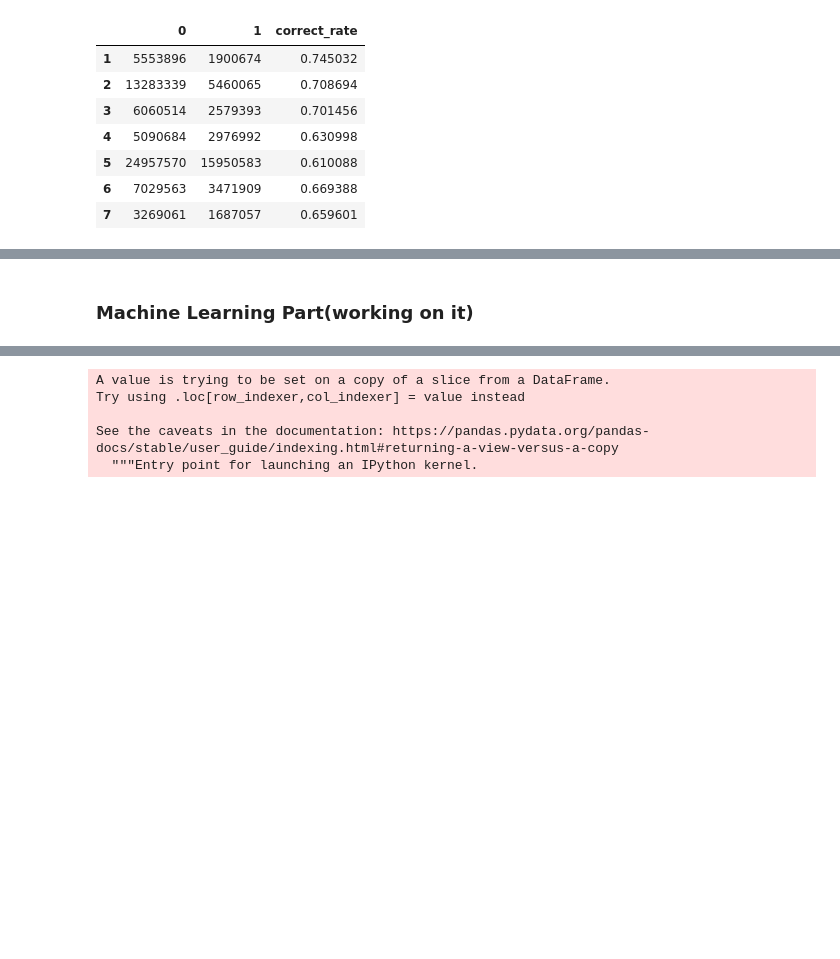
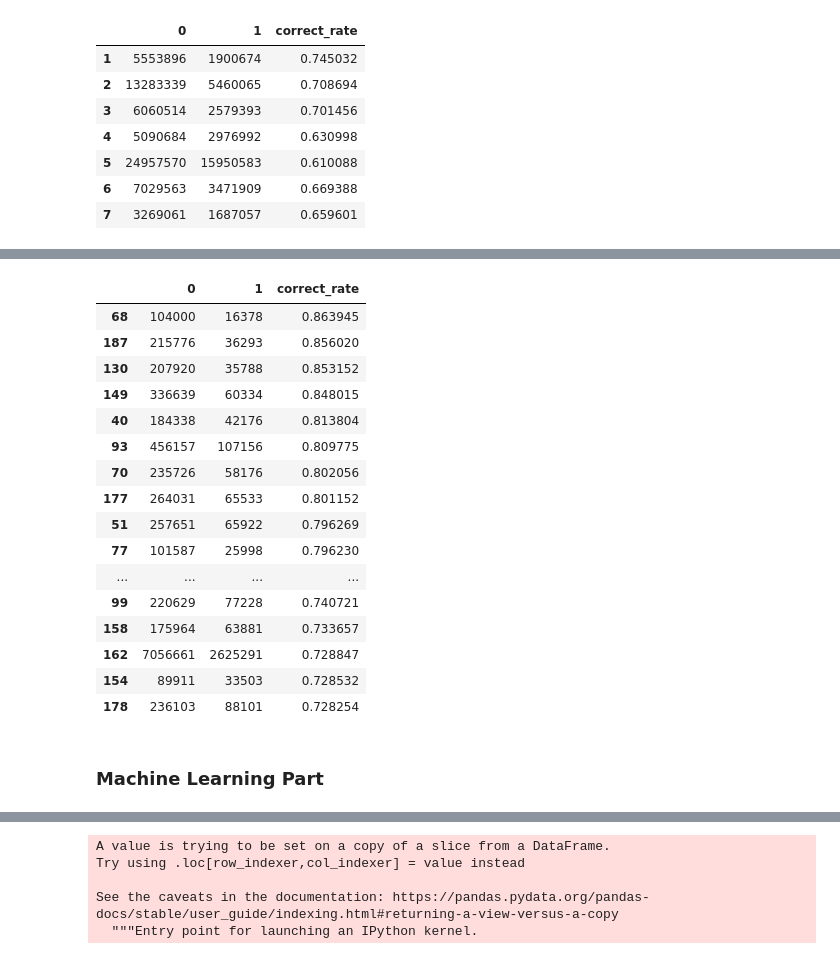
Before and after one commit to ht2459/Kaggle_Riiid, a Jupyter notebook: Riiid.ipynb, the cells around one changed output, grey strips where cells are left out. Cells and saved outputs as stored; diff of their text form; code cells hidden in the pictures; blank space fills up the shorter version.

```diff
--- a/Riiid.ipynb
+++ b/Riiid.ipynb
@@ -443,9 +503,28 @@ thirty_hardest_tag_id.to_csv('thirty_hardest_tag_id.csv')
 # %%
 ##30 easiest tag_id
 thirty_easiest_tag_id = tags_correctness_df.nlargest(30, 'correct_rate')
-thirty_easiest_tag_id.to_csv('thirty_easiest_tag_id.csv')
+thirty_easiest_tag_id
+# thirty_easiest_tag_id.to_csv('thirty_easiest_tag_id.csv')
+# %% [output]
+|  | 0 | 1 | correct_rate |
+| 68 | 104000 | 16378 | 0.863945 |
+| 187 | 215776 | 36293 | 0.856020 |
+| 130 | 207920 | 35788 | 0.853152 |
+| 149 | 336639 | 60334 | 0.848015 |
+| 40 | 184338 | 42176 | 0.813804 |
+| 93 | 456157 | 107156 | 0.809775 |
+| 70 | 235726 | 58176 | 0.802056 |
+| 177 | 264031 | 65533 | 0.801152 |
+| 51 | 257651 | 65922 | 0.796269 |
+| 77 | 101587 | 25998 | 0.796230 |
+| ... | ... | ... | ... |
+| 99 | 220629 | 77228 | 0.740721 |
+| 158 | 175964 | 63881 | 0.733657 |
+| 162 | 7056661 | 2625291 | 0.728847 |
+| 154 | 89911 | 33503 | 0.728532 |
+| 178 | 236103 | 88101 | 0.728254 |
 # %% [markdown]
-### Machine Learning Part(working on it)
+### Machine Learning Part
 # %%
 train = train[['row_id', 'user_id', 'answered_correctly', 'content_id', 'prior_question_had_explanation']]
 # %%
```
Also changed, not shown: parts of 25 cells of this notebook, 3 other files.
